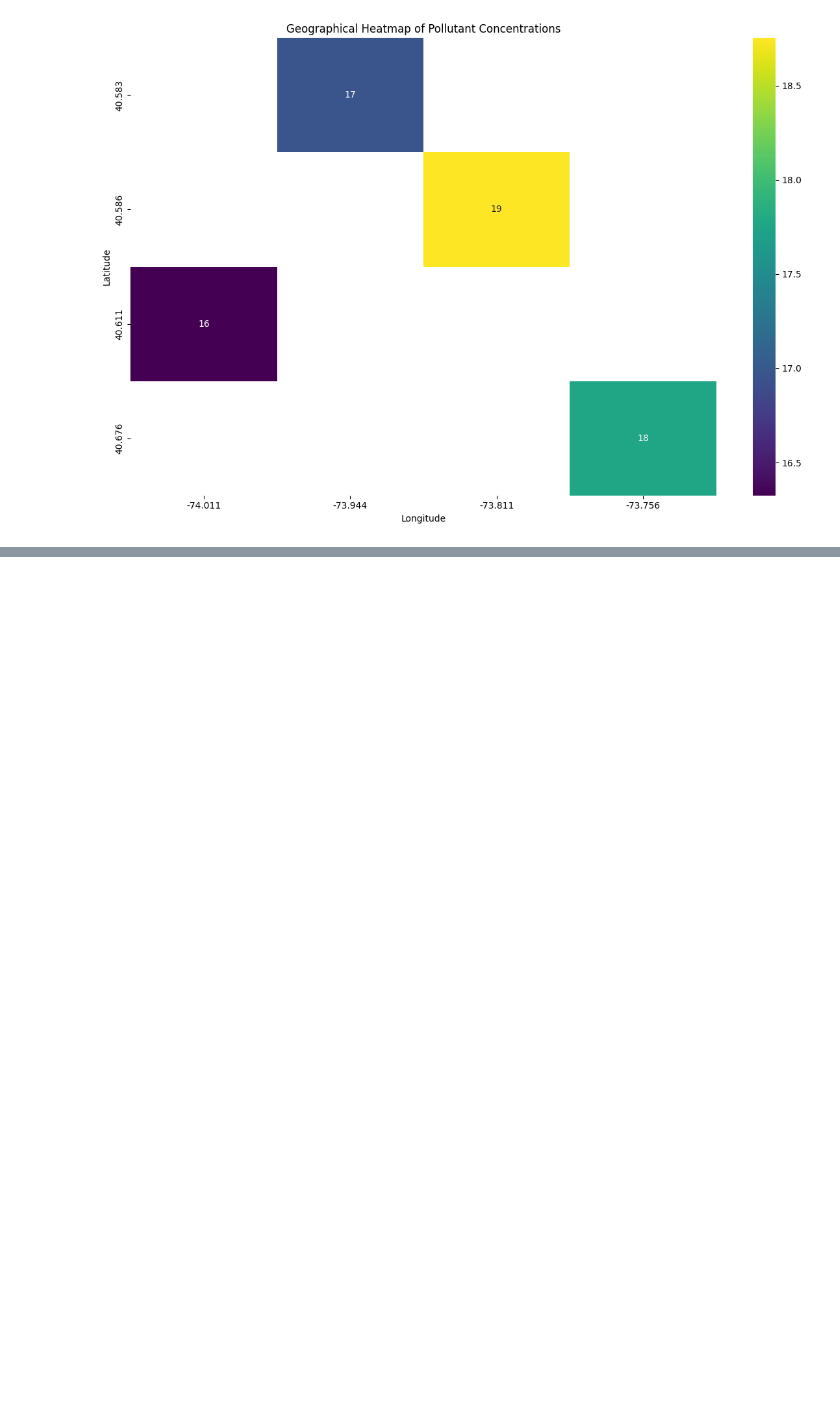
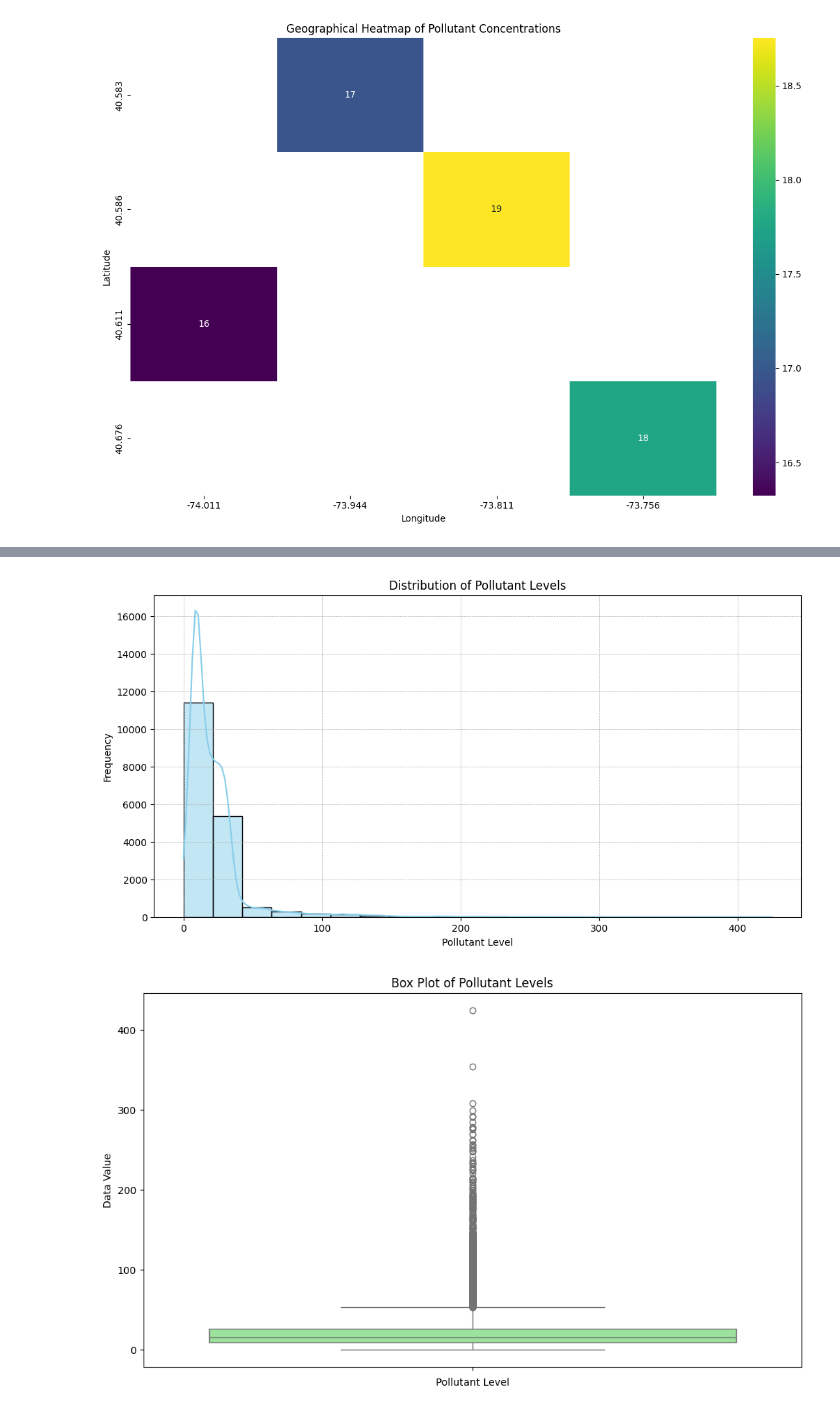
Before and after one commit to Esubaalew/AirQualityAnalysisN, a Jupyter notebook: analyze.ipynb, the cells around one changed output, grey strips where cells are left out. Cells and saved outputs as stored; diff of their text form; code cells hidden in the pictures; blank space fills up the shorter version.

```diff
--- a/analyze.ipynb
+++ b/analyze.ipynb
@@ -382,0 +463,27 @@ plot_geographical_pollutant_heatmap(path, geo_coordinates=geo_coordinates)
+# %%
+def analyze_distribution(data):
+    """
+    Analyze the distribution of pollutant levels.
+
+    Parameters:
+    data (DataFrame): The input DataFrame containing air pollutant data.
+    """
+    plt.figure(figsize=(12, 6))
+    sns.histplot(data['Data Value'], kde=True, bins=20, color='skyblue')
+    plt.title('Distribution of Pollutant Levels')
+    plt.xlabel('Pollutant Level')
+    plt.ylabel('Frequency')
+    plt.grid(True, linestyle='--', linewidth=0.5)
+
+    plt.figure(figsize=(10, 6))
+    sns.boxplot(data['Data Value'], color='lightgreen')
+    plt.title('Box Plot of Pollutant Levels')
+    plt.xlabel('Pollutant Level')
+
+    plt.tight_layout()
+    plt.show()
+# %%
+analyze_distribution(data=data)
+# %% [output]
+[figure, added]
+[figure, added]
```
Also changed, not shown: parts of 7 cells of this notebook.
